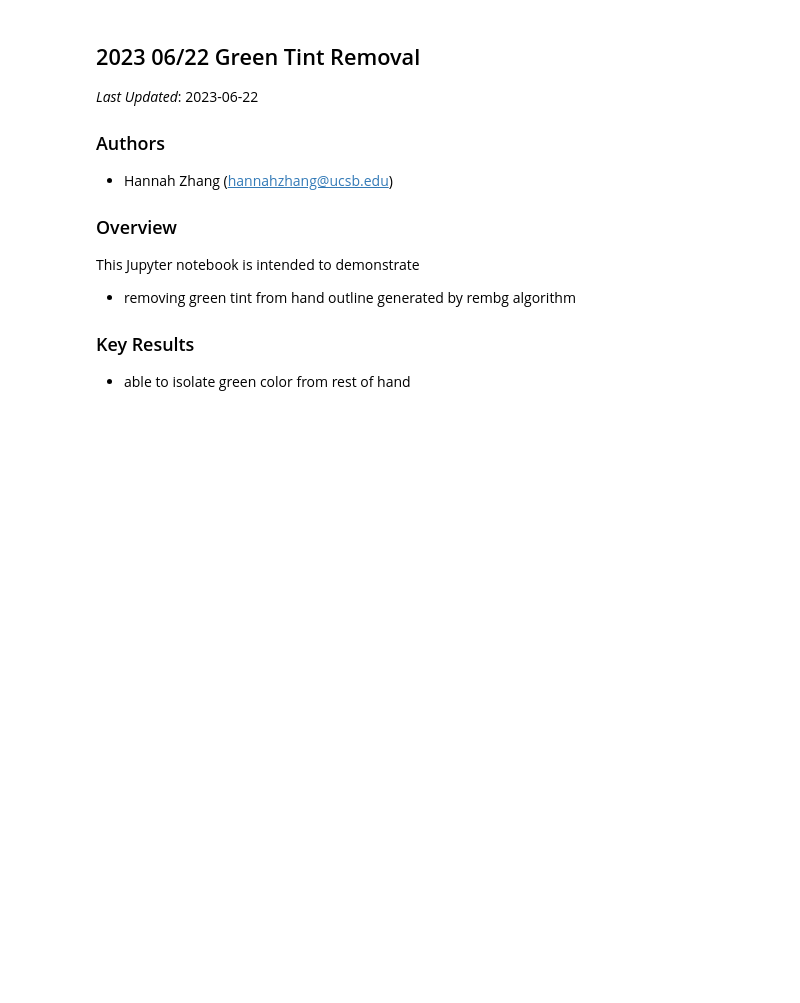
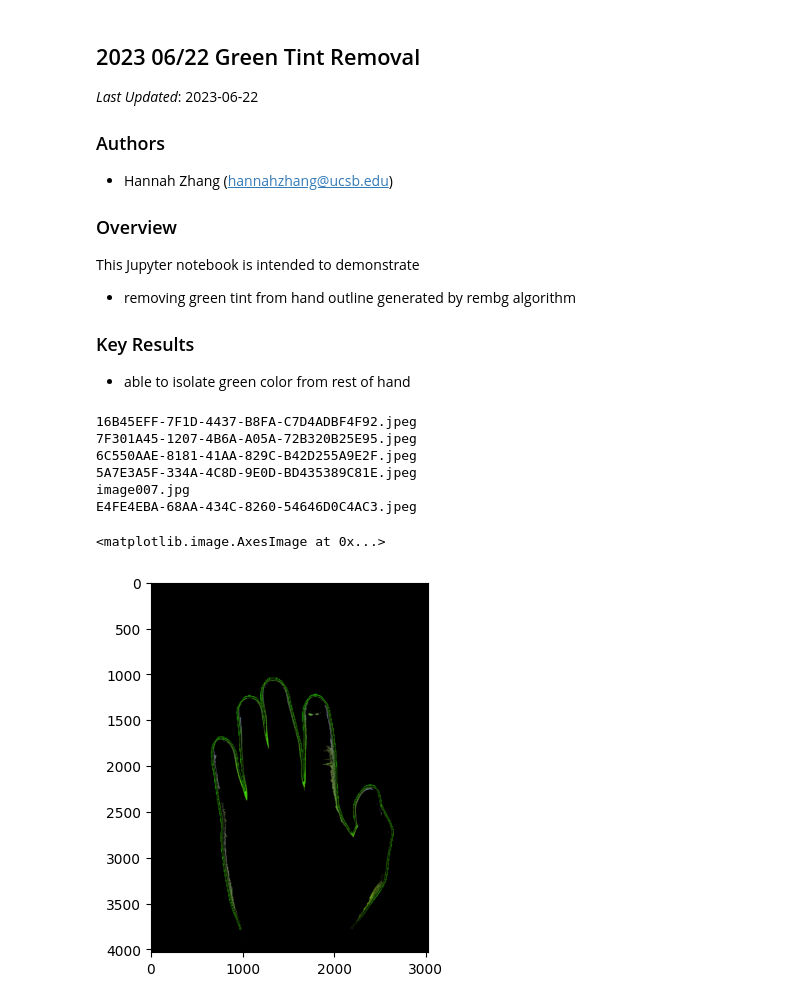
Before and after one commit to velexi-research/DermaML, a Jupyter notebook: notebooks/2023-06-22-HZ-GreenRemoval.ipynb, the cells around one changed output. Drawn from its saved outputs; the diff is of its cells as text; code cells hidden in the pictures; blank space fills up the shorter version.

```diff
--- a/notebooks/2023-06-22-HZ-GreenRemoval.ipynb
+++ b/notebooks/2023-06-22-HZ-GreenRemoval.ipynb
@@ -34,21 +33,53 @@ from numpy import asarray
 # %%
-im = Image.open('/Applications/DermaML/16B45EFF-7F1D-4437-B8FA-C7D4ADBF4F92.jpeg')
+# im = Image.open('/Applications/DermaML/16B45EFF-7F1D-4437-B8FA-C7D4ADBF4F92.jpeg')
 
-output = remove(im)
-# output.show()
+# output = remove(im)
+# # output.show()
 
-numpydata = asarray(output)
-plt.imshow(numpydata)
+# numpydata = asarray(output)
+# plt.imshow(numpydata)
+# %%
+#load sample images
+images = []
+def load_images(foldername):
+    for filename in os.listdir(foldername):
+        if filename == ".DS_Store":
+            continue
+        input = Image.open(os.path.join(foldername,filename))
+        print(filename)
+
+        if input is not None:
+            images.append(input)
+    return images
+img_list = load_images("/Users/hannahzhang/Downloads/test_ims/")
+# %% [output]
+16B45EFF-7F1D-4437-B8FA-C7D4ADBF4F92.jpeg
+7F301A45-1207-4B6A-A05A-72B320B25E95.jpeg
+6C550AAE-8181-41AA-829C-B42D255A9E2F.jpeg
+5A7E3A5F-334A-4C8D-9E0D-BD435389C81E.jpeg
+image007.jpg
+E4FE4EBA-68AA-434C-8260-54646D0C4AC3.jpeg
+# %%
+removed_ims = []
+
+for im in images:
+    output = remove(im)
+    numpydata = asarray(output)
+    removed_ims.append(numpydata)
+    #output.show()
 # %%
 #frame=cv2.imread(numpydata)
-hsv=cv2.cvtColor(numpydata,cv2.COLOR_BGR2HSV)
+hsv=cv2.cvtColor(removed_ims[4], cv2.COLOR_BGR2HSV)
 l_b=np.array([20, 100, 0])
 u_b=np.array([100, 300, 900])
 
 mask=cv2.inRange(hsv,l_b,u_b)
 res = cv2.bitwise_and(hsv, hsv, mask= mask)
 #cv2.imshow('frame',mask)
 plt.imshow(res)
+# %% [output]
+<matplotlib.image.AxesImage at 0x...>
+[figure, added]
 # %%
 kernelSize = 3
 # Set morph operation iterations:
```
Also changed, not shown: parts of 2 cells of this notebook, 10 other files.
